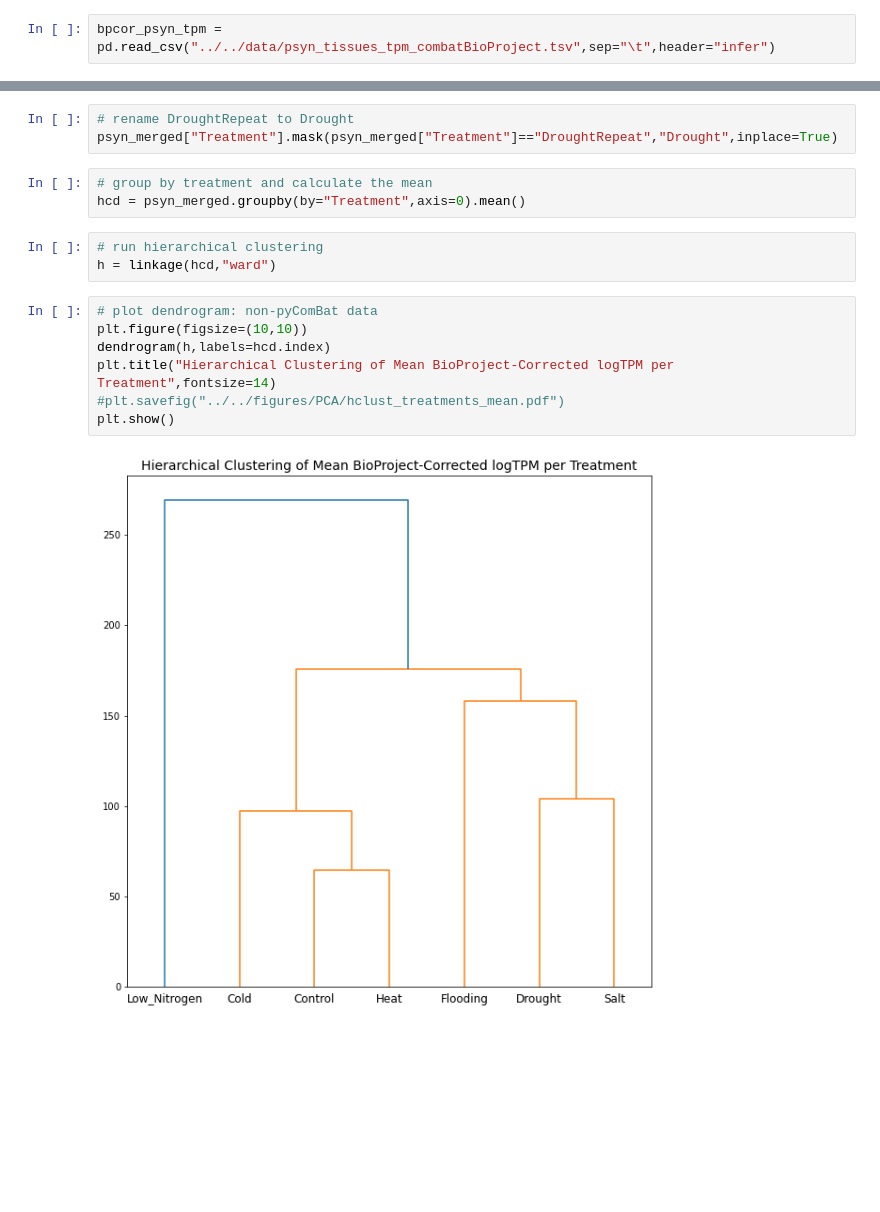
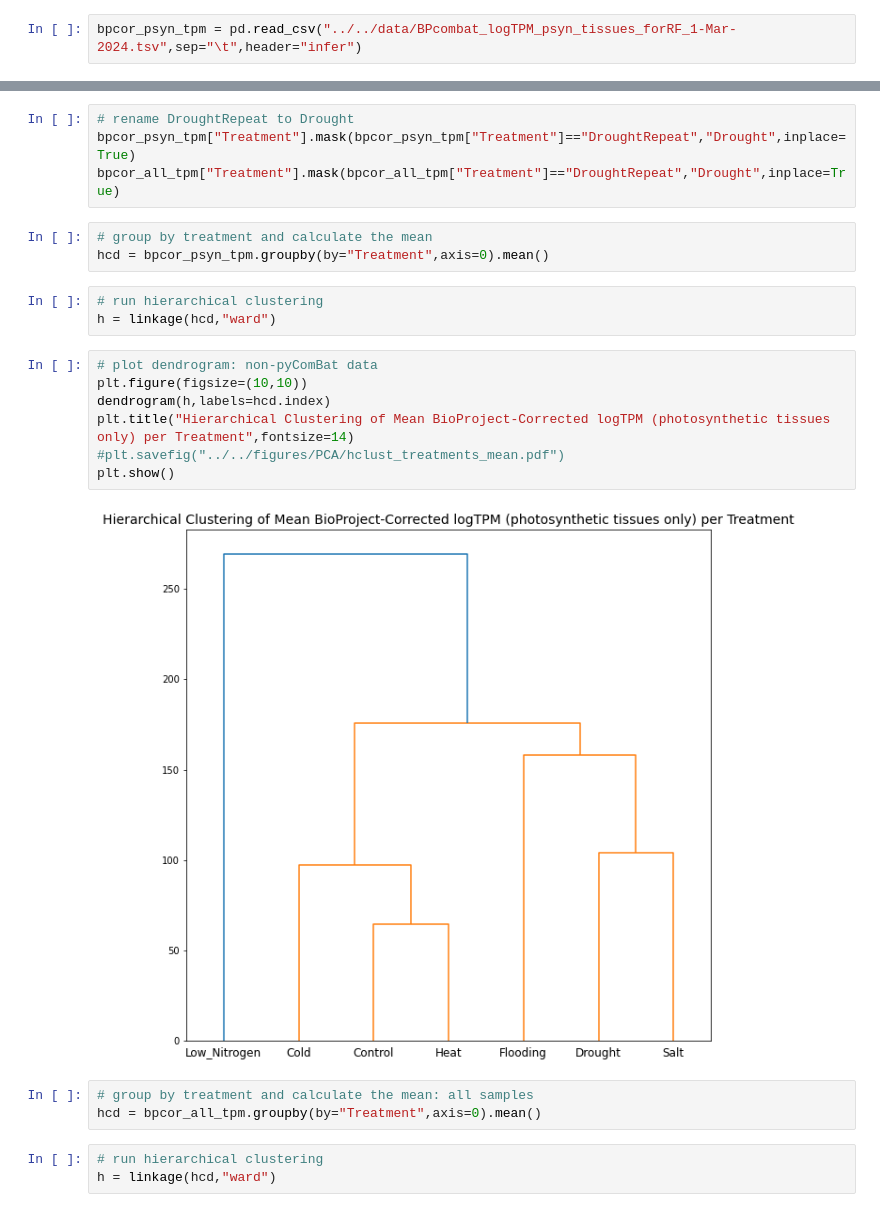
Before and after one commit to achpardo/core-stress-transcriptome, a Jupyter notebook: notebooks/exploratory_analyses/treatment_hclust_pyComBat_29-Feb-2024.ipynb, the cells around one changed output, grey strips where cells are left out. Saved outputs shown, nothing was run; the diff lists cells and outputs as text; blank space fills up the shorter version.

Commit message:
hierarchical clustering of corrected TPM

```diff
--- a/notebooks/exploratory_analyses/treatment_hclust_pyComBat_29-Feb-2024.ipynb
+++ b/notebooks/exploratory_analyses/treatment_hclust_pyComBat_29-Feb-2024.ipynb
@@ -17,5 +17,5 @@ bpcor_all_tpm = pd.read_csv("../../data/BioProject_pyComBat_TPM_29-Feb-2024.tsv"
 # %%
-bpcor_psyn_tpm = pd.read_csv("../../data/psyn_tissues_tpm_combatBioProject.tsv",sep="\t",header="infer")
+bpcor_psyn_tpm = pd.read_csv("../../data/BPcombat_logTPM_psyn_tissues_forRF_1-Mar-2024.tsv",sep="\t",header="infer")
 # %%
 bpcor_psyn_tpm.head()
 # %% [output]
@@ -45,18 +29,25 @@ psyn_merged.head()
 # %%
 # rename DroughtRepeat to Drought
-psyn_merged["Treatment"].mask(psyn_merged["Treatment"]=="DroughtRepeat","Drought",inplace=True)
+bpcor_psyn_tpm["Treatment"].mask(bpcor_psyn_tpm["Treatment"]=="DroughtRepeat","Drought",inplace=True)
+bpcor_all_tpm["Treatment"].mask(bpcor_all_tpm["Treatment"]=="DroughtRepeat","Drought",inplace=True)
 # %%
 # group by treatment and calculate the mean
-hcd = psyn_merged.groupby(by="Treatment",axis=0).mean()
+hcd = bpcor_psyn_tpm.groupby(by="Treatment",axis=0).mean()
 # %%
 # run hierarchical clustering
 h = linkage(hcd,"ward")
 # %%
 # plot dendrogram: non-pyComBat data
 plt.figure(figsize=(10,10))
 dendrogram(h,labels=hcd.index)
-plt.title("Hierarchical Clustering of Mean BioProject-Corrected logTPM per Treatment",fontsize=14)
+plt.title("Hierarchical Clustering of Mean BioProject-Corrected logTPM (photosynthetic tissues only) per Treatment",fontsize=14)
 #plt.savefig("../../figures/PCA/hclust_treatments_mean.pdf")
 plt.show()
 # %% [output]
-[figure, old version]
+[figure, new version]
+# %%
+# group by treatment and calculate the mean: all samples
+hcd = bpcor_all_tpm.groupby(by="Treatment",axis=0).mean()
+# %%
+# run hierarchical clustering
+h = linkage(hcd,"ward")
```
Also changed, not shown: parts of 5 cells of this notebook.
